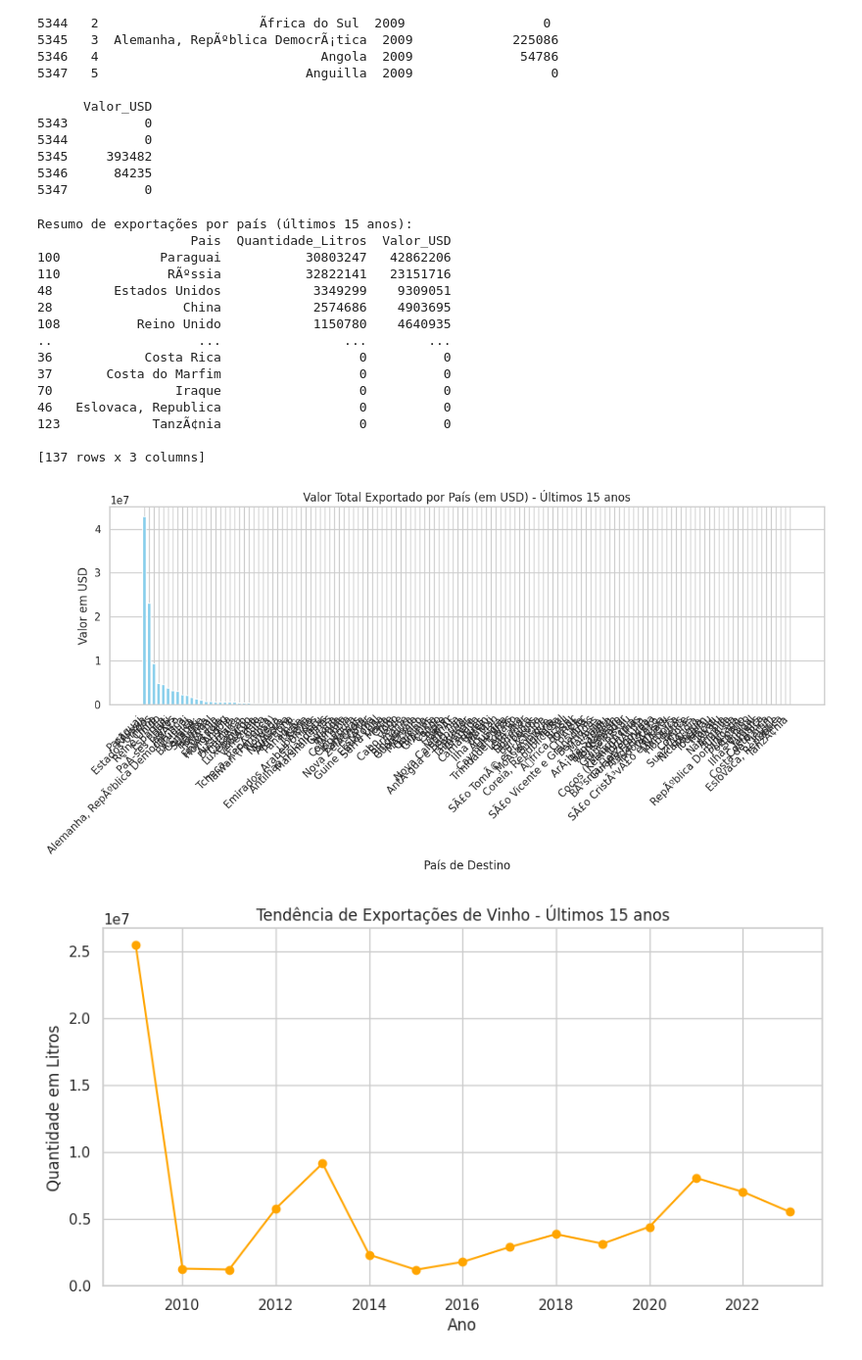
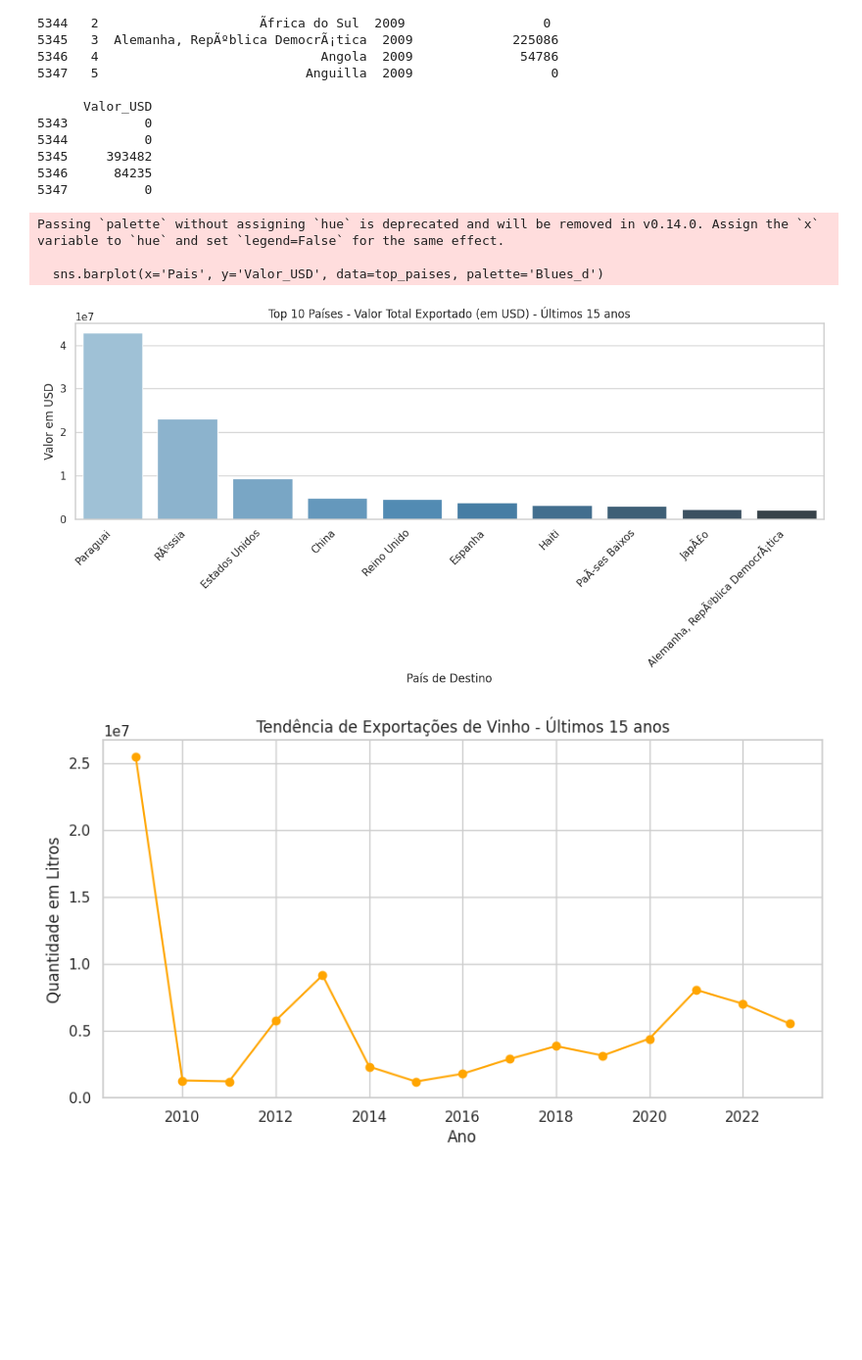
Before and after one commit to rodrigosilvacio/data-repository, a Jupyter notebook: Tech_Challenge_Python.ipynb, the cells around one changed output. Shown: that part at 98% size. Cells and saved outputs as stored; diff of their text form; code cells hidden in the pictures; blank space fills up the shorter version.

```diff
--- a/Tech_Challenge_Python.ipynb
+++ b/Tech_Challenge_Python.ipynb
@@ -106,47 +106,37 @@ Dados tratados:
 # %%
 # Etapa 3: Análise descritiva
 # Agrupar os dados por País e somar a quantidade e o valor
 resumo_paises = dados_final.groupby('Pais').agg({
     'Quantidade_Litros': 'sum',
     'Valor_USD': 'sum'
 }).reset_index()
 
+# Remover países com valores de exportação zerados
+resumo_paises = resumo_paises[(resumo_paises['Quantidade_Litros'] > 0) & (resumo_paises['Valor_USD'] > 0)]
+
 # Ordenar pelos maiores valores exportados
+# Ordenar os dados pelos maiores valores exportados
 resumo_paises = resumo_paises.sort_values(by='Valor_USD', ascending=False)
 
-# Exibir resumo por país
-print("Resumo de exportações por país (últimos 15 anos):")
-print(resumo_paises)
+# Filtrar os Top 10 países com maior valor exportado
+top_paises = resumo_paises.head(10)
 
-# Etapa 4: Visualização dos resultados
-sns.set(style="whitegrid")
+# Gráfico de barras: Valor exportado por país (Top 10)
 plt.figure(figsize=(12, 6))
+sns.barplot(x='Pais', y='Valor_USD', data=top_paises, palette='Blues_d')
 
-# Gráfico de barras: Valor exportado por país
-plt.bar(resumo_paises['Pais'], resumo_paises['Valor_USD'], color='skyblue')
-plt.xticks(rotation=45, ha='right')
-plt.title('Valor Total Exportado por País (em USD) - Últimos 15 anos')
+# Configurações do gráfico
+plt.title('Top 10 Países - Valor Total Exportado (em USD) - Últimos 15 anos')
 plt.ylabel('Valor em USD')
 plt.xlabel('País de Destino')
+plt.xticks(rotation=45, ha='right')  # Rotacionar os rótulos no eixo X
 plt.tight_layout()
 plt.show()
 # %% [output]
-Resumo de exportações por país (últimos 15 anos):
-                    Pais  Quantidade_Litros  Valor_USD
-100             Paraguai           30803247   42862206
-110              RÃºssia           32822141   23151716
-48        Estados Unidos            3349299    9309051
-28                 China            2574686    4903695
-108          Reino Unido            1150780    4640935
-..                   ...                ...        ...
-36            Costa Rica                  0          0
-37       Costa do Marfim                  0          0
-70                Iraque                  0          0
-46   Eslovaca, Republica                  0          0
-123            TanzÃ¢nia                  0          0
+Passing `palette` without assigning `hue` is deprecated and will be removed in v0.14.0. Assign the `x` variable to `hue` and set `legend=False` for the same effect.
 
-[137 rows x 3 columns]
+  sns.barplot(x='Pais', y='Valor_USD', data=top_paises, palette='Blues_d')
-[figure, old version]
+[figure, new version]
 # %%
 # Gráfico de linha: Tendência temporal de exportações
 plt.figure(figsize=(10, 5))
```
